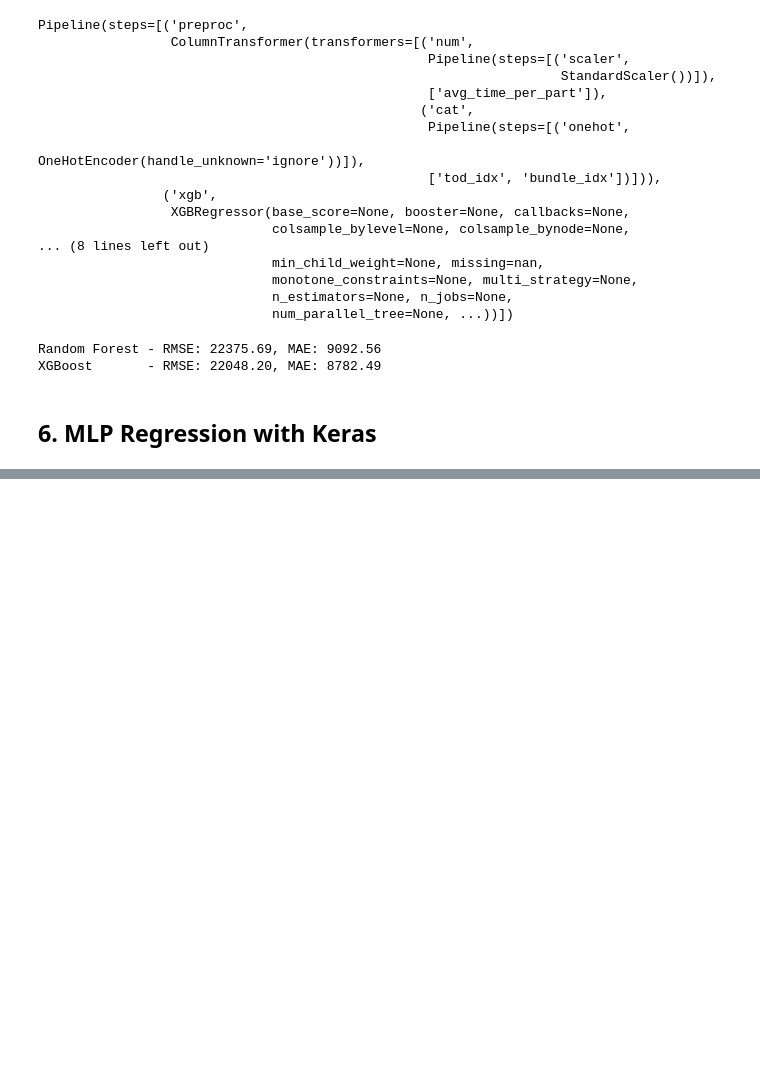
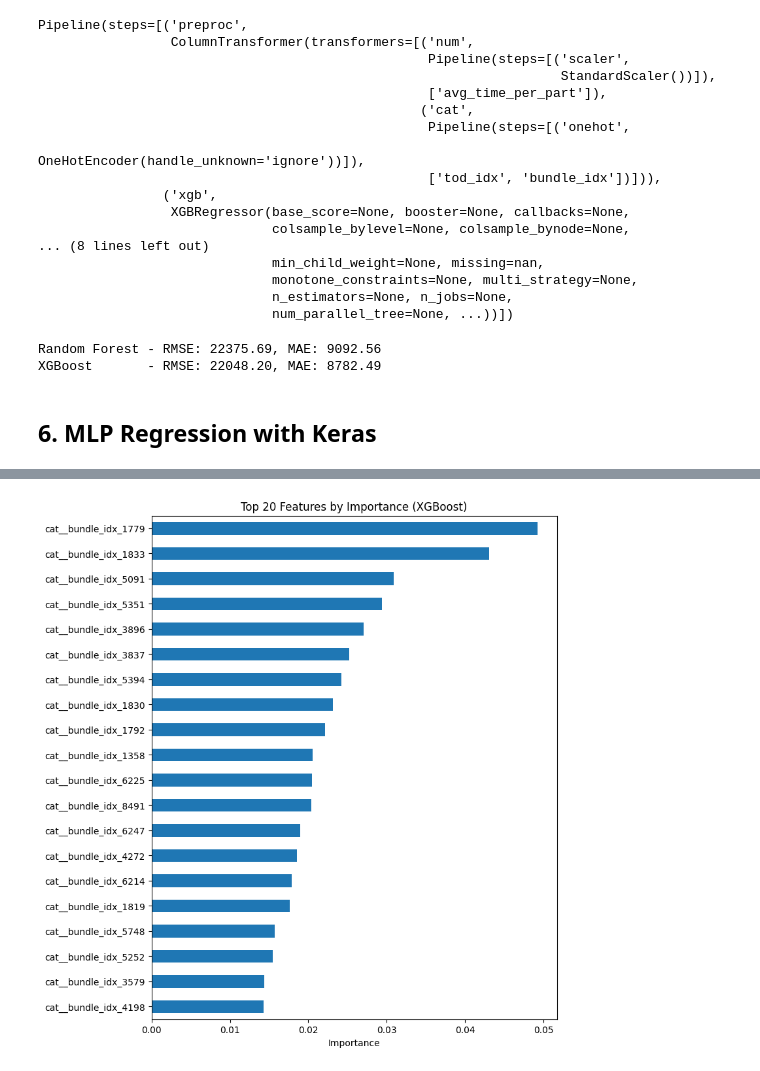
Before and after one commit to MoStrick/CapstoneProject_LearningPatterns, a Jupyter notebook: ML_Response_Time_Regression.ipynb, the cells around one changed output, grey strips where cells are left out. Drawn from its saved outputs; the diff is of its cells as text; code cells hidden in the pictures; blank space fills up the shorter version.

```diff
--- a/ML_Response_Time_Regression.ipynb
+++ b/ML_Response_Time_Regression.ipynb
@@ -347,0 +402,23 @@ plt.show()
+# %%
+#Which features drive predictions
+# 1) Grab the preprocessor from your pipeline
+preproc = pipeline_xgb.named_steps['preproc']
+
+# 2) Get the full list of output feature names
+#    (requires sklearn≥1.0; if you’re on an older version see the note below)
+feature_names = preproc.get_feature_names_out()
+
+# 3) Extract importances from the XGB step
+importances = pipeline_xgb.named_steps['xgb'].feature_importances_
+
+# 4) Build a Series and plot
+import pandas as pd
+import matplotlib.pyplot as plt
+
+imp_series = pd.Series(importances, index=feature_names).sort_values()
+imp_series.tail(20).plot.barh(figsize=(8,10))  # show top-20
+plt.title("Top 20 Features by Importance (XGBoost)")
+plt.xlabel("Importance")
+plt.show()
+# %% [output]
+[figure, added]
```
Also changed, not shown: parts of 43 cells of this notebook, 1 other file.
